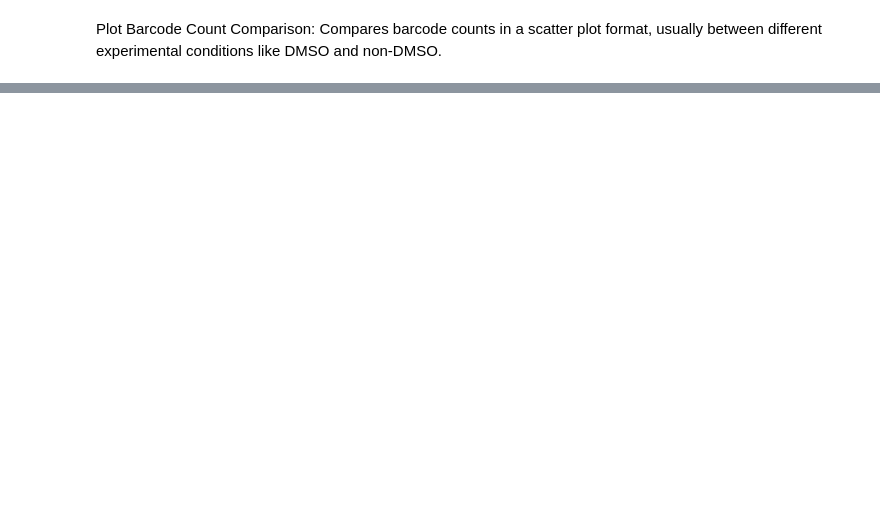
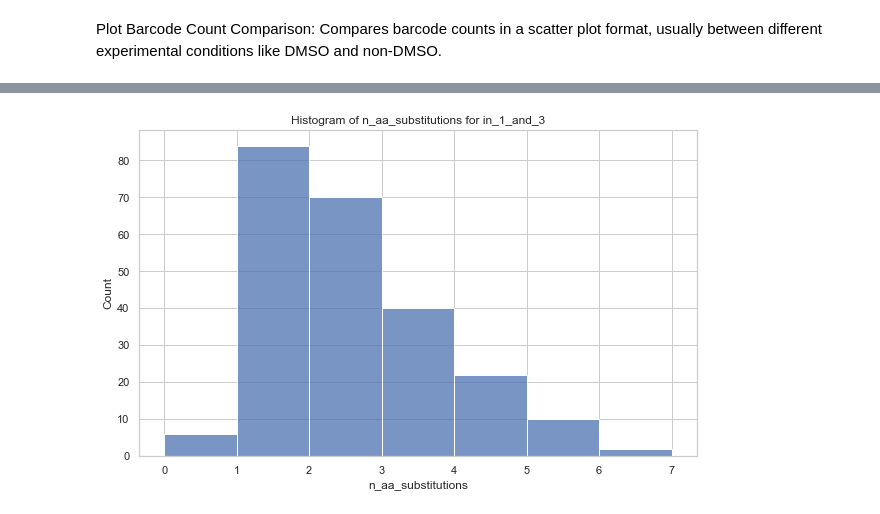
Before and after one commit to kwalcott97/kw_dms, a Jupyter notebook: Untitled.ipynb, the cells around one changed output, grey strips where cells are left out. Drawn from its saved outputs; the diff is of its cells as text; code cells hidden in the pictures; blank space fills up the shorter version.

```diff
--- a/Untitled.ipynb
+++ b/Untitled.ipynb
@@ -345,0 +583,14 @@ plotter.plot_barcode_count_comparison(dataframes_dict=func_score_comparisons, ke
+# %%
+plotter.plot_overlap_histograms(
+    dataframes_dict=func_score_comparisons,
+    keys=[
+        'DMSO_B1T1-vs-4U8C_B1T1-and-DMSO_B2T2-vs-4U8C_B2T2',
+        'DMSO_B1T2-vs-C7_B1T2-and-DMSO_B2T1-vs-C7_B2T1',
+        'DMSO_B1T1-vs-BOTH_B1T1-and-DMSO_B2T1-vs-BOTH_B2T1'
+    ],
+    overlap_type='in_1_and_3',
+    histogram_column='n_aa_substitutions',
+    n_selections_filter=[0]  # Example: Considering barcodes with n_selections values 0 and 1
+)
+# %% [output]
+[figure, added]
```
Also changed, not shown: parts of 15 cells of this notebook, 3 other files.
